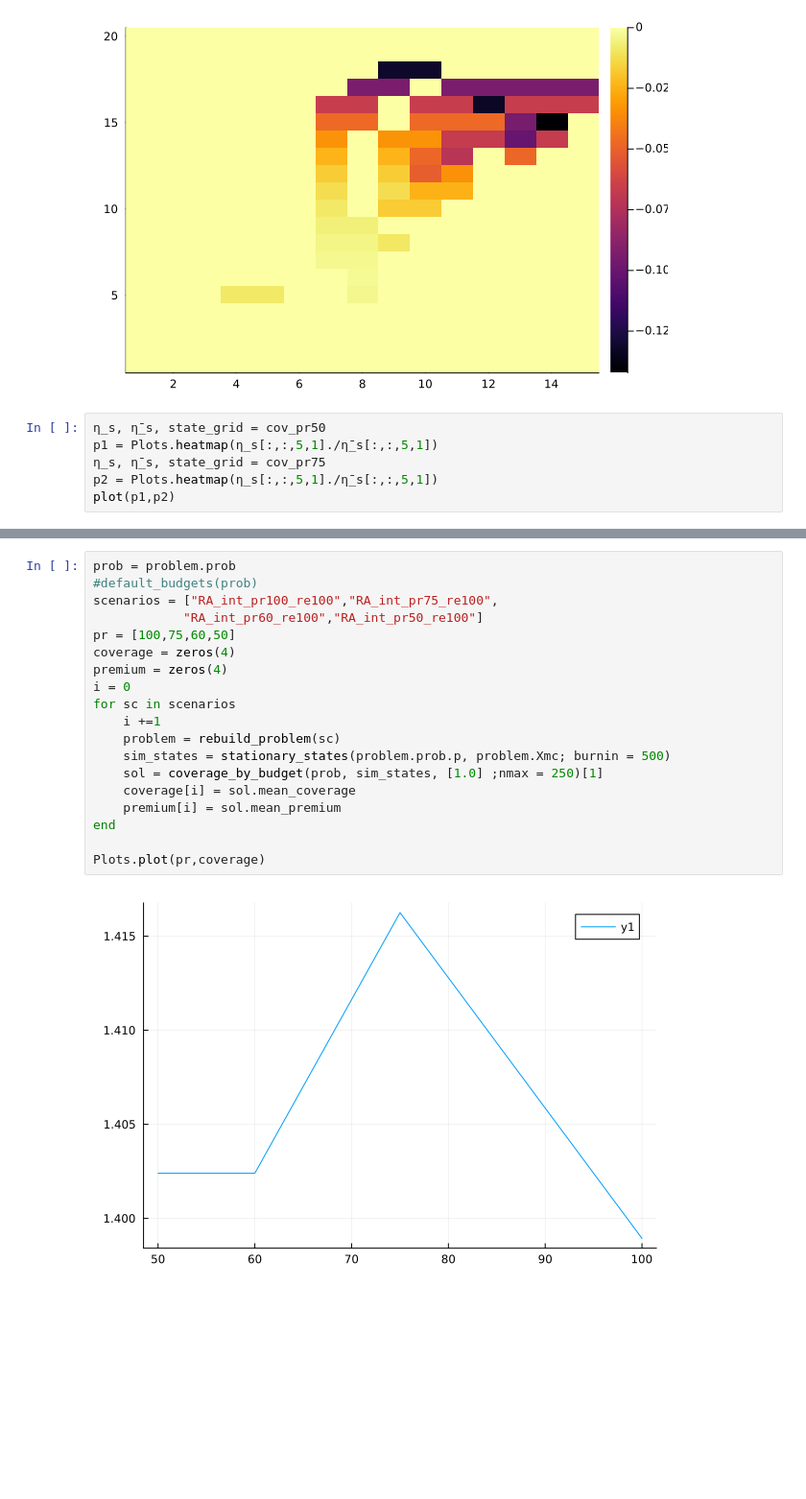
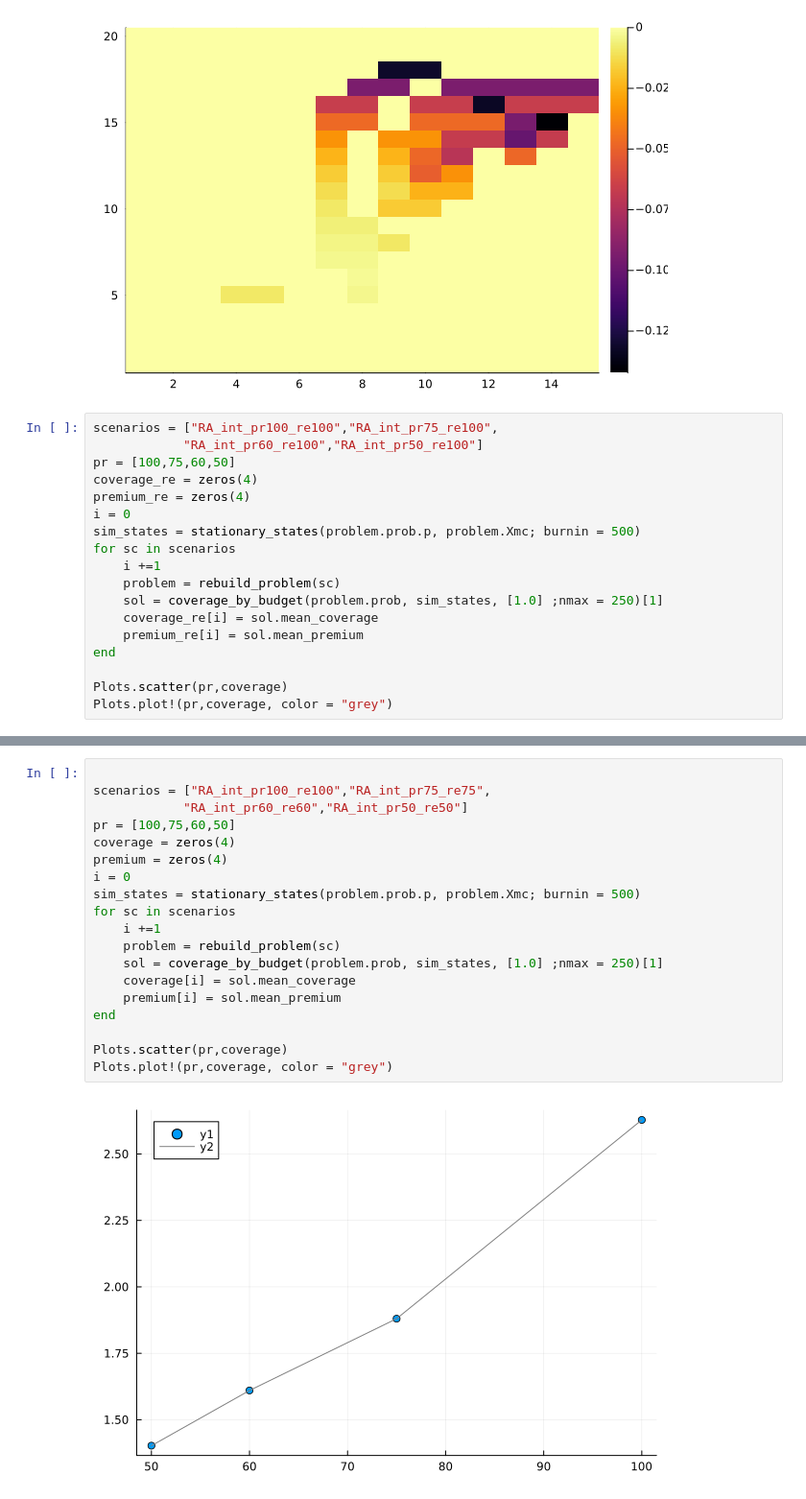
Before and after one commit to Jack-H-Buckner/FisheriesInsuranceModel, a Jupyter notebook: index_model/analysis.ipynb, the cells around one changed output, grey strips where cells are left out. Shown at 96% size. Drawn from its saved outputs; the diff is of its cells as text; blank space fills up the shorter version.

Commit message:
added 50% lading scenario fro basis risk analysis

```diff
--- a/index_model/analysis.ipynb
+++ b/index_model/analysis.ipynb
@@ -57,8 +57,20 @@ Plots.heatmap((η_s_50 .- η_s_100)[:,:,1,1])
 # %% [output]
 [figure]
 # %%
-η_s, η̄_s, state_grid = cov_pr50
-p1 = Plots.heatmap(η_s[:,:,5,1]./η̄_s[:,:,5,1])
-η_s, η̄_s, state_grid = cov_pr75
-p2 = Plots.heatmap(η_s[:,:,5,1]./η̄_s[:,:,5,1])
-plot(p1,p2)
+scenarios = ["RA_int_pr100_re100","RA_int_pr75_re100",
+            "RA_int_pr60_re100","RA_int_pr50_re100"]
+pr = [100,75,60,50]
+coverage_re = zeros(4)
+premium_re = zeros(4)
+i = 0
+sim_states = stationary_states(problem.prob.p, problem.Xmc; burnin = 500)
+for sc in scenarios
+    i +=1
+    problem = rebuild_problem(sc)
+    sol = coverage_by_budget(problem.prob, sim_states, [1.0] ;nmax = 250)[1]
+    coverage_re[i] = sol.mean_coverage
+    premium_re[i] = sol.mean_premium
+end
+
+Plots.scatter(pr,coverage)
+Plots.plot!(pr,coverage, color = "grey")
@@ -65,21 +79,21 @@ plot(p1,p2)
 # %%
-prob = problem.prob
-#default_budgets(prob)
-scenarios = ["RA_int_pr100_re100","RA_int_pr75_re100",
-            "RA_int_pr60_re100","RA_int_pr50_re100"]
+
+scenarios = ["RA_int_pr100_re100","RA_int_pr75_re75",
+            "RA_int_pr60_re60","RA_int_pr50_re50"]
 pr = [100,75,60,50]
 coverage = zeros(4)
 premium = zeros(4)
 i = 0
+sim_states = stationary_states(problem.prob.p, problem.Xmc; burnin = 500)
 for sc in scenarios
     i +=1
     problem = rebuild_problem(sc)
-    sim_states = stationary_states(problem.prob.p, problem.Xmc; burnin = 500)
-    sol = coverage_by_budget(prob, sim_states, [1.0] ;nmax = 250)[1]
+    sol = coverage_by_budget(problem.prob, sim_states, [1.0] ;nmax = 250)[1]
     coverage[i] = sol.mean_coverage
     premium[i] = sol.mean_premium
 end
 
-Plots.plot(pr,coverage)
+Plots.scatter(pr,coverage)
+Plots.plot!(pr,coverage, color = "grey")
 # %% [output]
-[figure, old version]
+[figure, new version]
```
Also changed, not shown: parts of 4 cells of this notebook, 2 other files.
